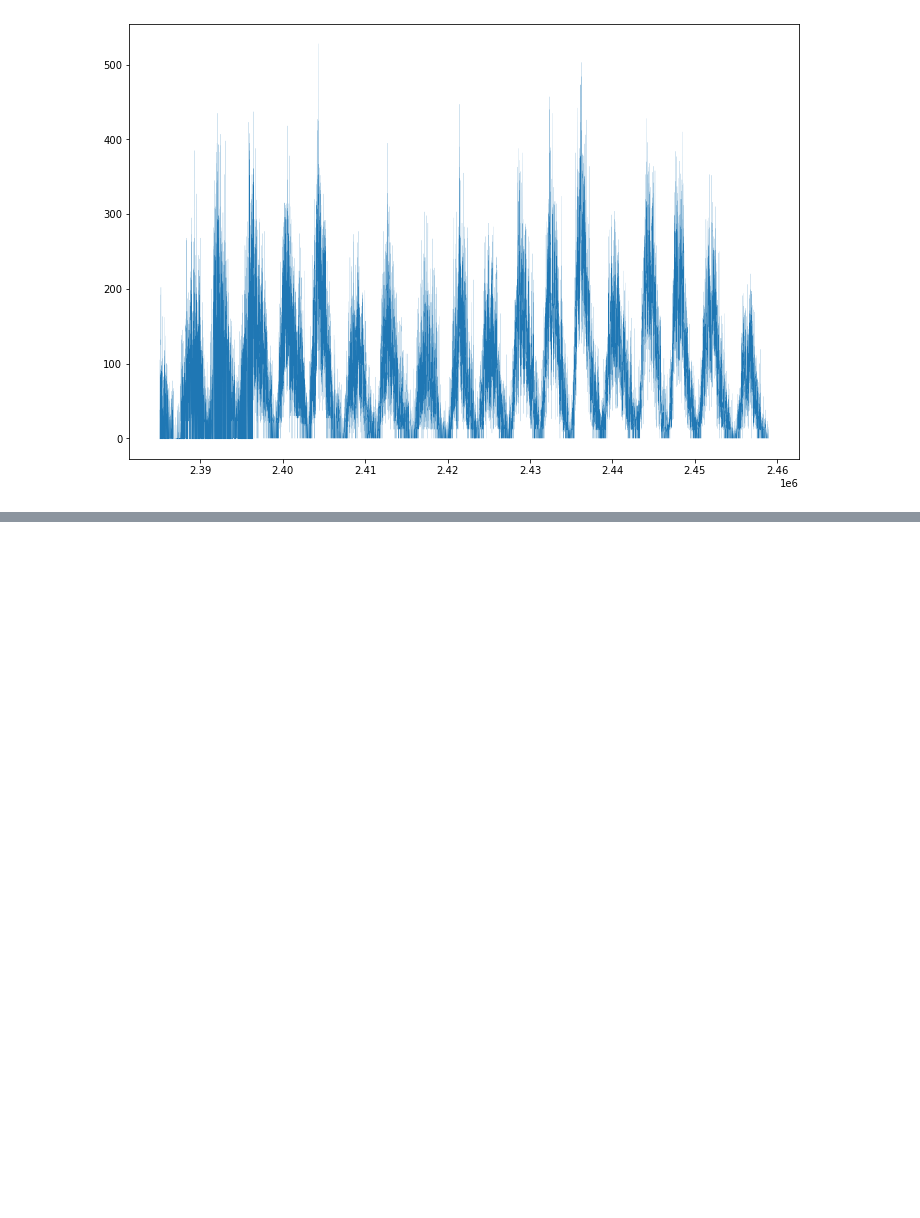
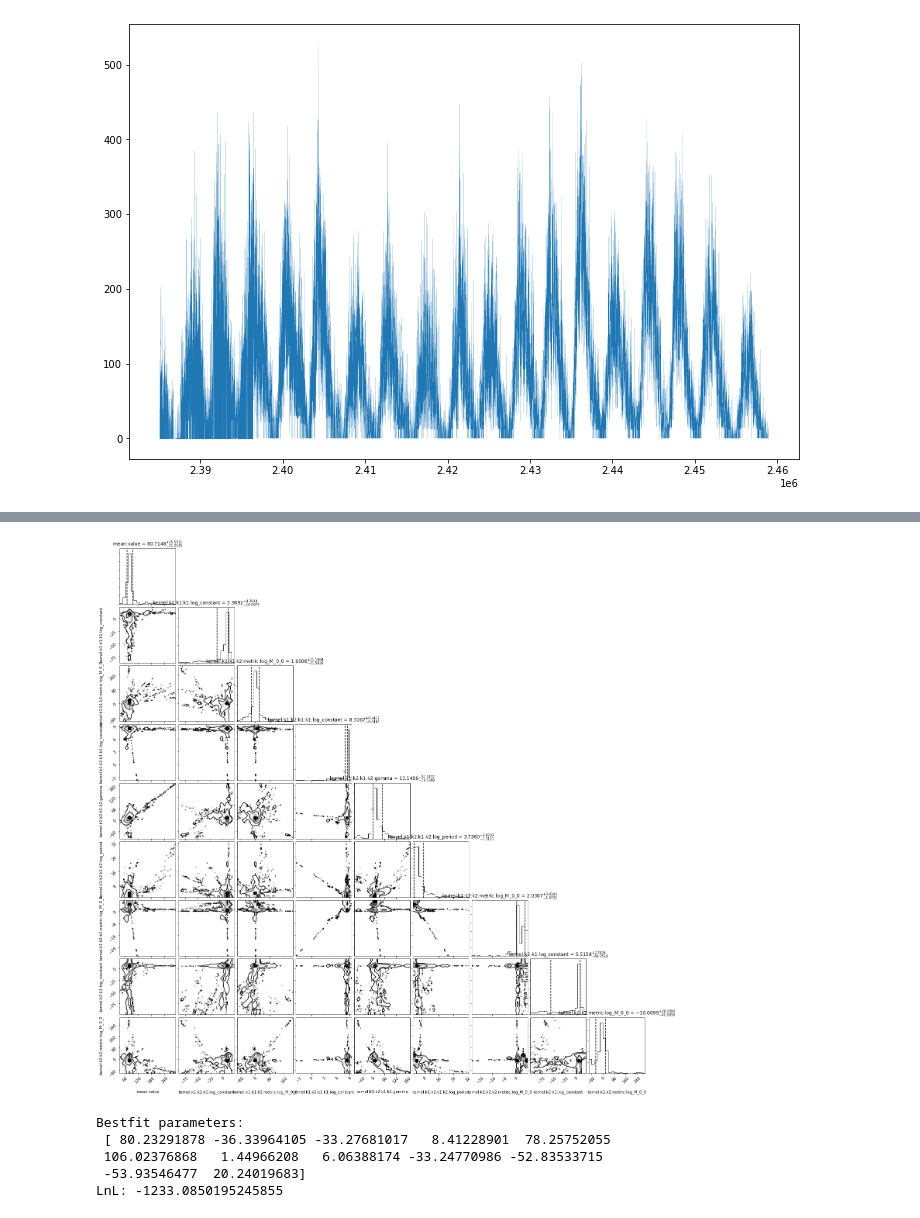
Before and after one commit to christandoi/ast596fds-final, a Jupyter notebook: frank/nb1.ipynb, the cells around one changed output, grey strips where cells are left out. Cells and saved outputs as stored; diff of their text form; code cells hidden in the pictures; blank space fills up the shorter version.

```diff
--- a/frank/nb1.ipynb
+++ b/frank/nb1.ipynb
@@ -101,0 +247,8 @@ np.savetxt('SILSO_daily_inJD.txt',silso_stacked, fmt='%1.1f', header=header)
+# %%
+import corner
+
+samples = sampler.get_chain(discard=0, flat=True,)
+corner.corner(samples, labels=names, \
+              quantiles=(0.16, 0.84), title_fmt='.4f', \
+              show_titles=True,);
+# %% [output]
@@ -101,0 +259,11 @@ np.savetxt('SILSO_daily_inJD.txt',silso_stacked, fmt='%1.1f', header=header)
+[figure, added]
+# %%
+p_bestfit = np.median(sampler.chain[:,], axis=(0,1))
+print('Bestfit parameters:\n', p_bestfit)
+print('LnL:', lnprob(p_bestfit))
+# %% [output]
+Bestfit parameters:
+ [ 80.23291878 -36.33964105 -33.27681017   8.41228901  78.25752055
+ 106.02376868   1.44966208   6.06388174 -33.24770986 -52.83533715
+ -53.93546477  20.24019683]
+LnL: -1233.0850195245855
```
Also changed, not shown: parts of 18 cells of this notebook, 2 other files.
